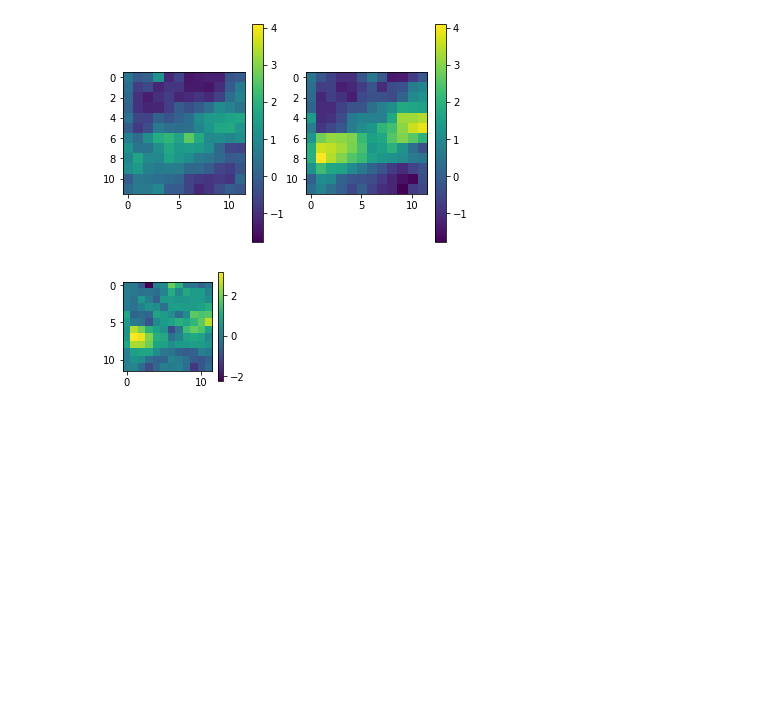
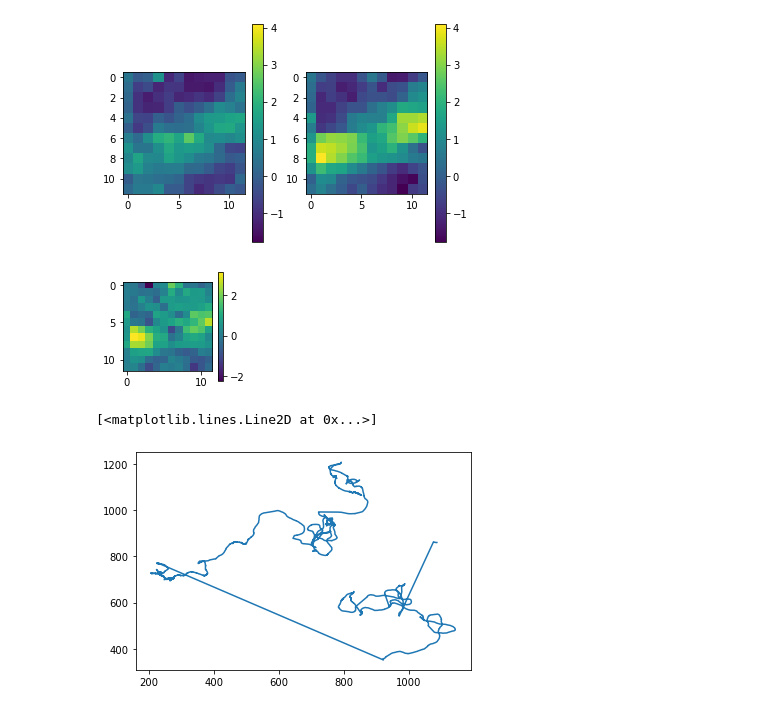
Before and after one commit to ccli3896/RLWorms, a Jupyter notebook: 12_19_homeTesting/RunThings.ipynb, the cells around one changed output. Saved outputs shown, nothing was run; the diff lists cells and outputs as text; code cells hidden in the pictures; blank space fills up the shorter version.

```diff
--- a/12_19_homeTesting/RunThings.ipynb
+++ b/12_19_homeTesting/RunThings.ipynb
@@ -73,0 +110,11 @@ plt.colorbar();
+# %%
+dh = mba.DataHandler()
+dh.load_df('noprocs.pkl')
+# %%
+locs = np.zeros((9798,2))
+for i in range(9798):
+    locs[i,:] = dh.df['loc'][i]
+plt.plot(locs[:,0],locs[:,1])
+# %% [output]
+[<matplotlib.lines.Line2D at 0x...>]
+[figure, added]
```
Also changed, not shown: parts of 7 cells of this notebook, 7 other files.
